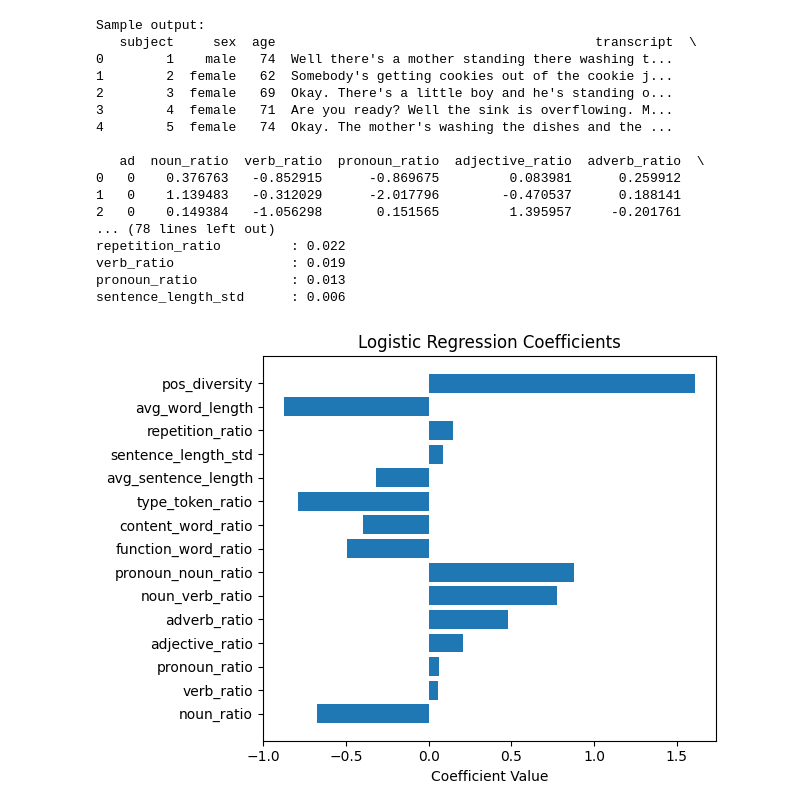
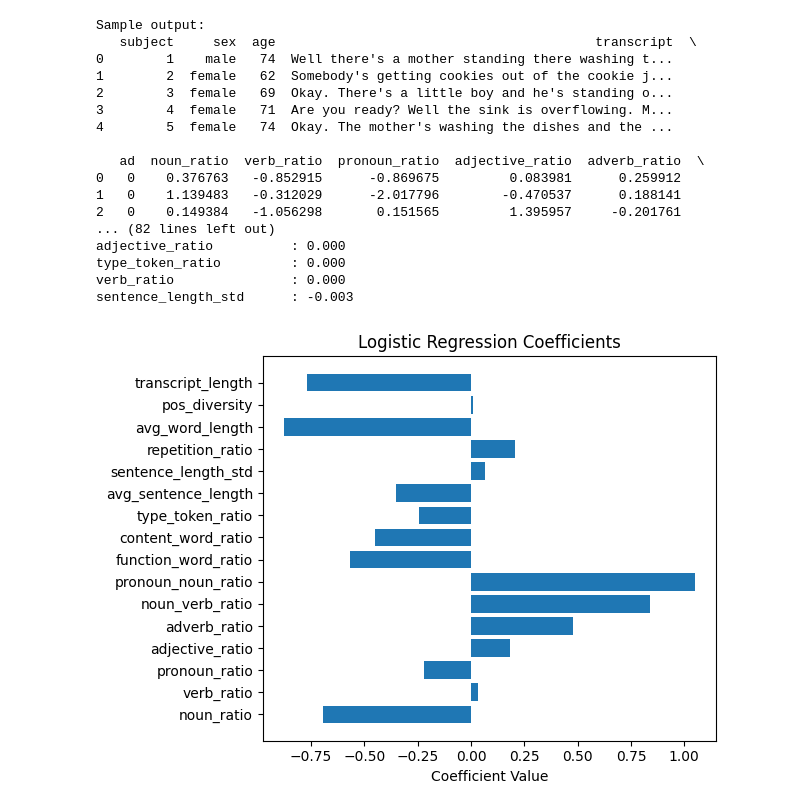
Before and after one commit to jwgarber/bayesian-alzheimers-project, a Jupyter notebook: metrics_j.ipynb, the cells around one changed output. Cells and saved outputs as stored; diff of their text form; code cells hidden in the pictures.

Commit message:
Fixed POS diversity and added transcript_length instead

```diff
--- a/metrics_j.ipynb
+++ b/metrics_j.ipynb
@@ -56,7 +56,8 @@ def extract_features(text):
     repetition_ratio = repetition_count / total_words
 
     avg_word_length = np.mean([len(t.text) for t in tokens])
-    pos_diversity = len(set(t.pos_ for t in tokens)) / total_words
+    pos_diversity = len(set(t.pos_ for t in tokens))
+    transcript_length = total_words
 
     def safe_div(a, b):
         return a / b if b != 0 else 0
@@ -76,7 +77,8 @@ def extract_features(text):
         "sentence_length_std": sentence_length_std,
         "repetition_ratio": repetition_ratio,
         "avg_word_length": avg_word_length,
-        "pos_diversity": pos_diversity
+        "pos_diversity": pos_diversity,
+        "transcript_length": transcript_length
     }
 
 # Feature names
@@ -84,7 +86,7 @@ FEATURE_NAMES = [
     "noun_ratio","verb_ratio","pronoun_ratio","adjective_ratio","adverb_ratio",
     "noun_verb_ratio","pronoun_noun_ratio","function_word_ratio","content_word_ratio",
     "type_token_ratio","avg_sentence_length","sentence_length_std"
-    ,"repetition_ratio","avg_word_length","pos_diversity"
+    ,"repetition_ratio","avg_word_length","pos_diversity","transcript_length"
 ]
 
 
@@ -206,36 +208,36 @@ if __name__ == "__main__":
     print("\nSample output:")
     print(df.head())
 
     # Step 1: remove correlated features
     selected_features = remove_correlated_features(df)
 
     print("\nSelected features:", selected_features)
 
     # Step 2: cross-validation
     run_cross_validation(df, selected_features)
 
     # Step 3: train final model
     model, X_test, y_test = run_logistic_regression(df, selected_features)
 
     # Step 4: plots
     plot_coefficients(model, selected_features)
     plot_permutation_importance(model, X_test, y_test, selected_features)
 # %% [output]
 Sample output:
    subject     sex  age                                         transcript  \
 0        1    male   74  Well there's a mother standing there washing t...
 1        2  female   62  Somebody's getting cookies out of the cookie j...
 2        3  female   69  Okay. There's a little boy and he's standing o...
 3        4  female   71  Are you ready? Well the sink is overflowing. M...
 4        5  female   74  Okay. The mother's washing the dishes and the ...
 
    ad  noun_ratio  verb_ratio  pronoun_ratio  adjective_ratio  adverb_ratio  \
 0   0    0.376763   -0.852915      -0.869675         0.083981      0.259912
 1   0    1.139483   -0.312029      -2.017796        -0.470537      0.188141
 2   0    0.149384   -1.056298       0.151565         1.395957     -0.201761
-... (78 lines left out)
-repetition_ratio         : 0.022
-verb_ratio               : 0.019
-pronoun_ratio            : 0.013
-sentence_length_std      : 0.006
+... (82 lines left out)
+adjective_ratio          : 0.000
+type_token_ratio         : 0.000
+verb_ratio               : 0.000
+sentence_length_std      : -0.003
-[figure, old version]
+[figure, new version]
```
Also changed, not shown: parts of 1 cell of this notebook.
